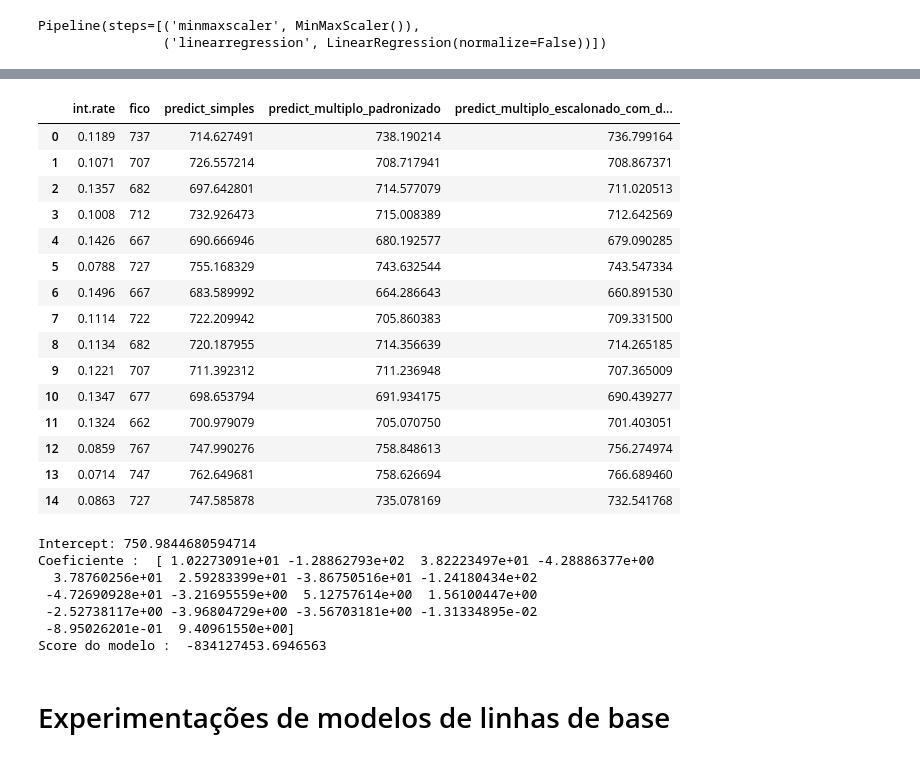
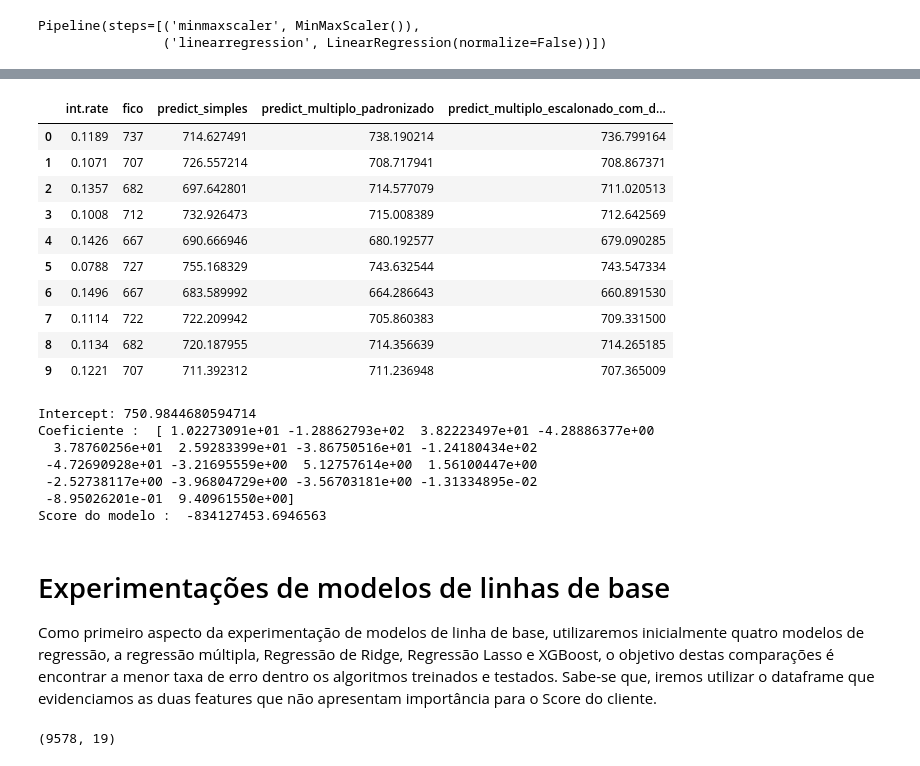
Before and after one commit to wander-asb/Emprestimos, a Jupyter notebook: emprestimos_previsao.ipynb, the cells around one changed output, grey strips where cells are left out. Saved outputs shown, nothing was run; the diff lists cells and outputs as text; code cells hidden in the pictures.

```diff
--- a/emprestimos_previsao.ipynb
+++ b/emprestimos_previsao.ipynb
@@ -364,24 +364,19 @@ valores_multiplos_previstos_escalonados = stand_coef_linear_reg.predict(X)
 #Adicionamos os dados previstos em um Dataframe para compararmos o Score real e o Score dado pelo modelo
 table_preview['predict_multiplo_padronizado'] = valores_multiplos_previstos_escalonados
 # %%
-table_preview.head(15)
+table_preview.head(10)
 # %% [output]
 |  | int.rate | fico | predict_simples | predict_multiplo_padronizado | predict_multiplo_escalonado_com_d... |
 | 0 | 0.1189 | 737 | 714.627491 | 738.190214 | 736.799164 |
 | 1 | 0.1071 | 707 | 726.557214 | 708.717941 | 708.867371 |
 | 2 | 0.1357 | 682 | 697.642801 | 714.577079 | 711.020513 |
 | 3 | 0.1008 | 712 | 732.926473 | 715.008389 | 712.642569 |
 | 4 | 0.1426 | 667 | 690.666946 | 680.192577 | 679.090285 |
 | 5 | 0.0788 | 727 | 755.168329 | 743.632544 | 743.547334 |
 | 6 | 0.1496 | 667 | 683.589992 | 664.286643 | 660.891530 |
 | 7 | 0.1114 | 722 | 722.209942 | 705.860383 | 709.331500 |
 | 8 | 0.1134 | 682 | 720.187955 | 714.356639 | 714.265185 |
 | 9 | 0.1221 | 707 | 711.392312 | 711.236948 | 707.365009 |
-| 10 | 0.1347 | 677 | 698.653794 | 691.934175 | 690.439277 |
-| 11 | 0.1324 | 662 | 700.979079 | 705.070750 | 701.403051 |
-| 12 | 0.0859 | 767 | 747.990276 | 758.848613 | 756.274974 |
-| 13 | 0.0714 | 747 | 762.649681 | 758.626694 | 766.689460 |
-| 14 | 0.0863 | 727 | 747.585878 | 735.078169 | 732.541768 |
 # %%
 # É interessante saber por cima como foram as métricas vinculadas ao modelo de Regressão Linear
 print('Intercept:', modelo_multiplo_dummies_scaler.intercept_)
@@ -395,5 +390,3 @@ Coeficiente :  [ 1.02273091e+01 -1.28862793e+02  3.82223497e+01 -4.28886377e+00
  -2.52738117e+00 -3.96804729e+00 -3.56703181e+00 -1.31334895e-02
  -8.95026201e-01  9.40961550e+00]
 Score do modelo :  -834127453.6946563
-# %% [markdown]
-# Experimentações de modelos de linhas de base
@@ -401,0 +393,8 @@ Score do modelo :  -834127453.6946563
+# %% [markdown]
+# Experimentações de modelos de linhas de base
+
+Como primeiro aspecto da experimentação de modelos de linha de base, utilizaremos inicialmente quatro modelos de regressão, a regressão múltipla, Regressão de Ridge, Regressão Lasso e XGBoost, o objetivo destas comparações é encontrar a menor taxa de erro dentro os algoritmos treinados e testados. Sabe-se que, iremos utilizar o dataframe que evidenciamos as duas features que não apresentam importância para o Score do cliente.
+# %%
+df_emprestimos_dummies.shape
+# %% [output]
+(9578, 19)
```
Also changed, not shown: parts of 1 cell of this notebook.
